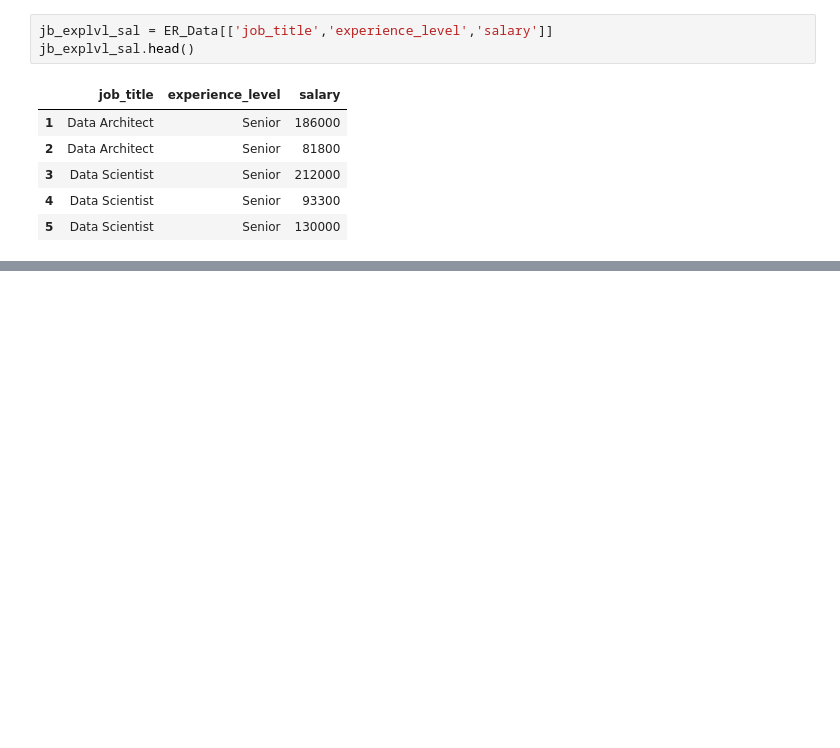
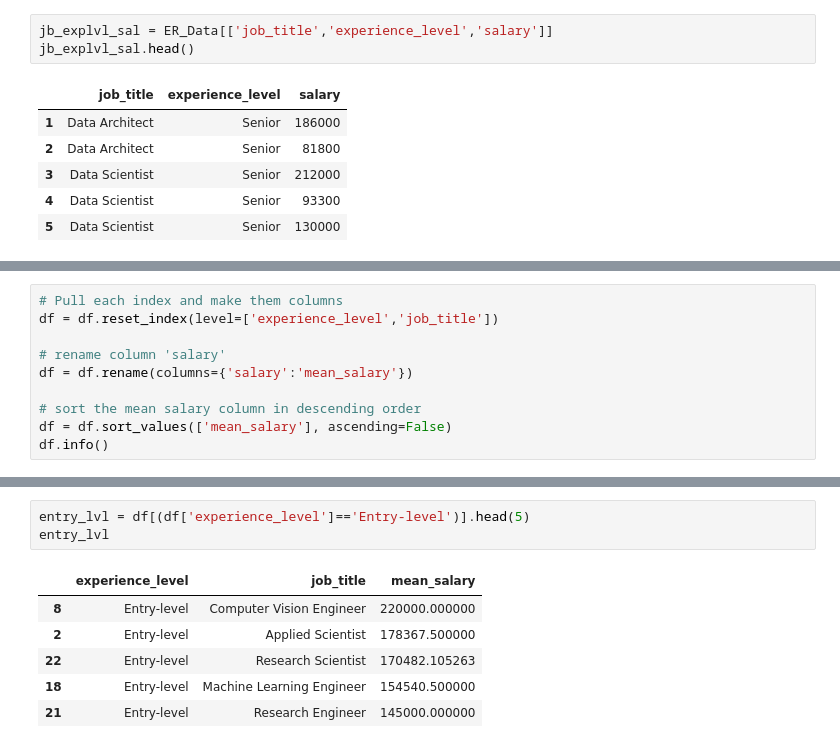
Before and after one commit to sarah-the-data-gal/Jobs_in_Data_Analysis, a Jupyter notebook: Jobs_And_Data_04022024-edits.ipynb, the cells around one changed output, grey strips where cells are left out. Saved outputs shown, nothing was run; the diff lists cells and outputs as text; blank space fills up the shorter version.

```diff
--- a/Jobs_And_Data_04022024-edits.ipynb
+++ b/Jobs_And_Data_04022024-edits.ipynb
@@ -307,0 +313,10 @@ Name: salary, dtype: float64
+# %%
+# Pull each index and make them columns
+df = df.reset_index(level=['experience_level','job_title'])
+
+# rename column 'salary'
+df = df.rename(columns={'salary':'mean_salary'})
+
+# sort the mean salary column in descending order
+df = df.sort_values(['mean_salary'], ascending=False)
+df.info()
@@ -307,0 +334,10 @@ Name: salary, dtype: float64
+# %%
+entry_lvl = df[(df['experience_level']=='Entry-level')].head(5)
+entry_lvl
+# %% [output]
+|  | experience_level | job_title | mean_salary |
+| 8 | Entry-level | Computer Vision Engineer | 220000.000000 |
+| 2 | Entry-level | Applied Scientist | 178367.500000 |
+| 22 | Entry-level | Research Scientist | 170482.105263 |
+| 18 | Entry-level | Machine Learning Engineer | 154540.500000 |
+| 21 | Entry-level | Research Engineer | 145000.000000 |
```
Also changed, not shown: parts of 11 cells of this notebook.
